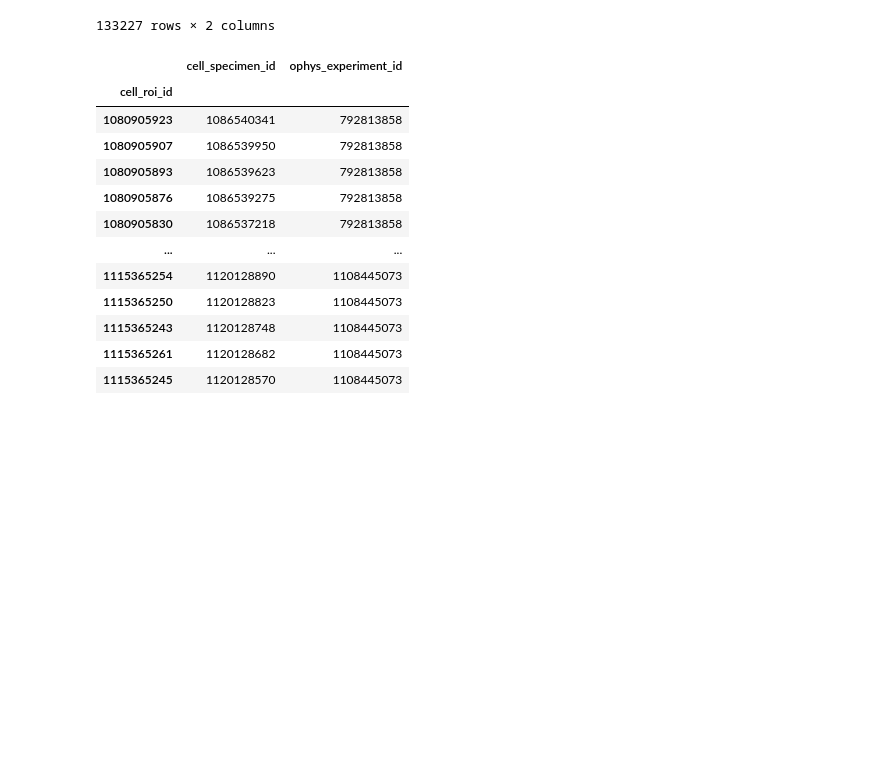
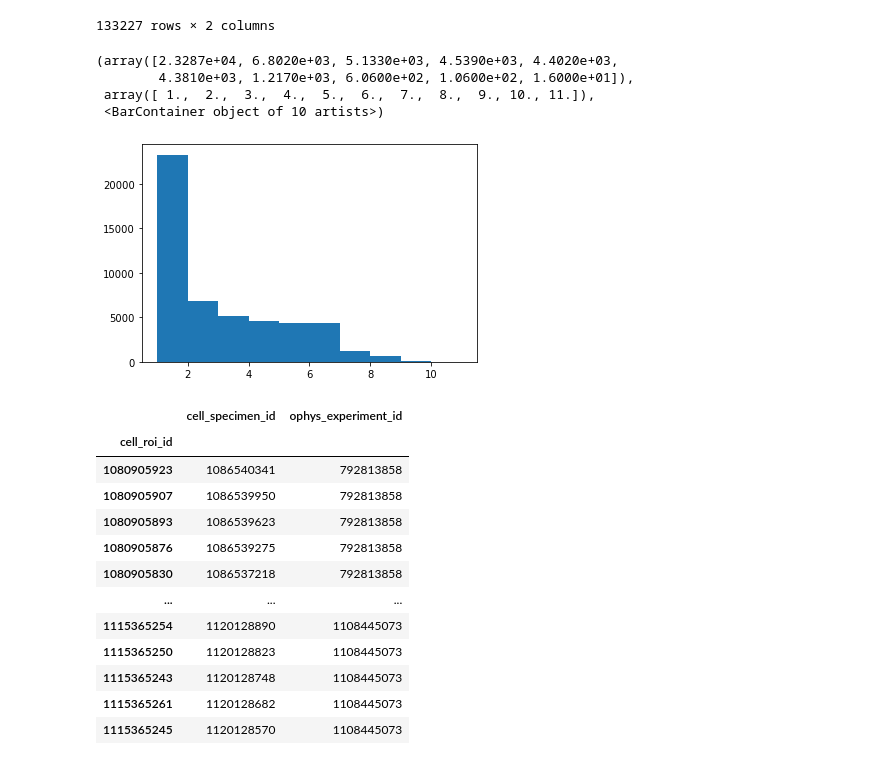
Before and after one commit to Yannan-Chen/allenVisualBehaviorOphys, a Jupyter notebook: loadRepetitiveCells.ipynb, the cells around one changed output. Saved outputs shown, nothing was run; the diff lists cells and outputs as text; code cells hidden in the pictures; blank space fills up the shorter version.

```diff
--- a/loadRepetitiveCells.ipynb
+++ b/loadRepetitiveCells.ipynb
@@ -43,6 +43,14 @@ cells_table
 133227 rows × 2 columns
 # %%
 uniqueCellIDs, uniqueCellCount = np.unique(cells_table['cell_specimen_id'], return_counts=True)
+# %%
+plt.hist(uniqueCellCount)
+# %% [output]
+(array([2.3287e+04, 6.8020e+03, 5.1330e+03, 4.5390e+03, 4.4020e+03,
+        4.3810e+03, 1.2170e+03, 6.0600e+02, 1.0600e+02, 1.6000e+01]),
+ array([ 1.,  2.,  3.,  4.,  5.,  6.,  7.,  8.,  9., 10., 11.]),
+ <BarContainer object of 10 artists>)
+[figure, added]
 # %%
 # select cells repeat more than 5 times
 repeatCount = 5
```
Also changed, not shown: parts of 2 cells of this notebook, 1 other file.
